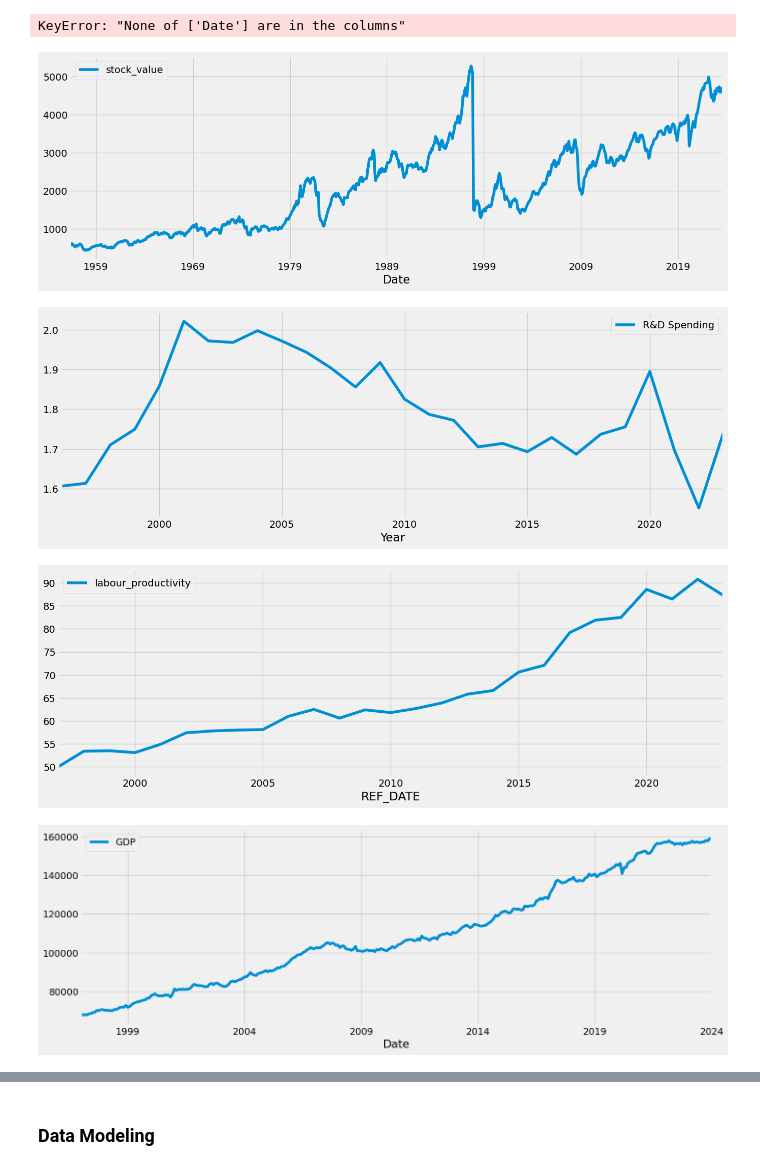
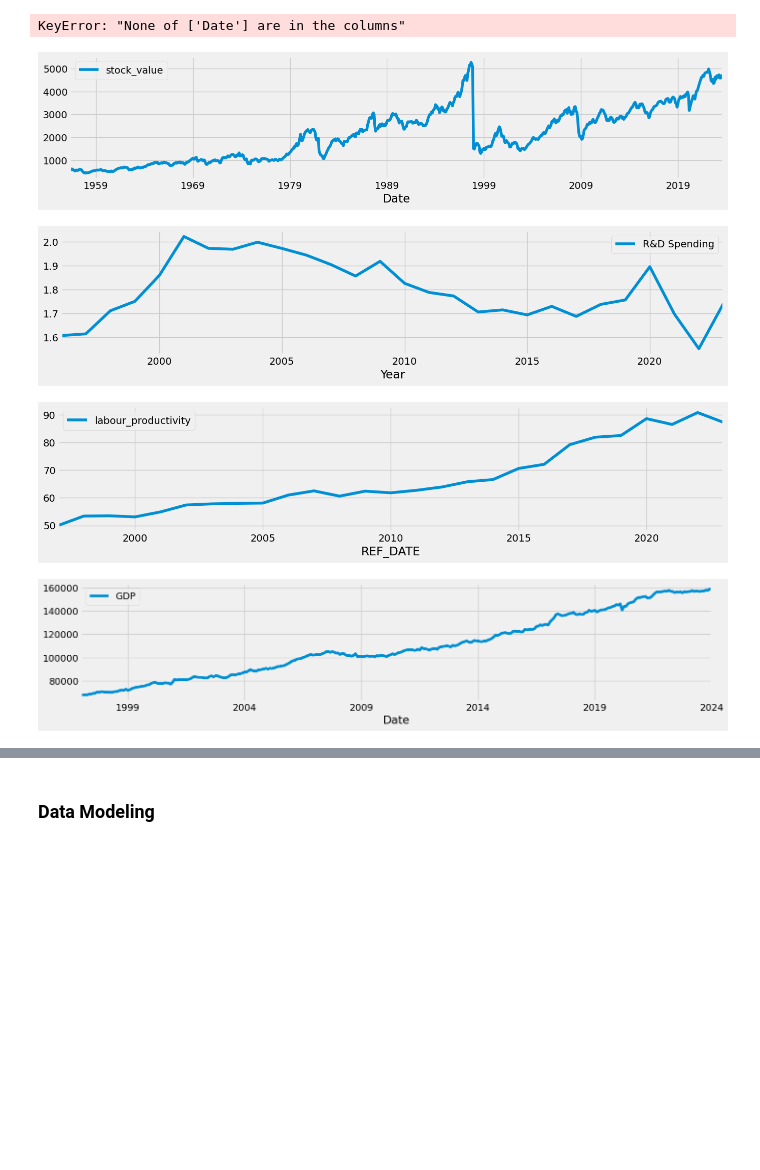
Before and after one commit to whoisusmanali/Digital-Transformation-in-Banking-Industry, a Jupyter notebook: Analysis and Models/Time Series Analysis.ipynb, the cells around one changed output, grey strips where cells are left out. Drawn from its saved outputs; the diff is of its cells as text; code cells hidden in the pictures; blank space fills up the shorter version.

```diff
--- a/Analysis and Models/Time Series Analysis.ipynb
+++ b/Analysis and Models/Time Series Analysis.ipynb
@@ -173,14 +173,14 @@ cpi1.set_index('Date',inplace=True)
 # %% [output]
 KeyError: "None of ['Date'] are in the columns"
 # %%
-stocks_data1.plot(figsize = (15,5))
-RD_spending_data1.plot(figsize = (15,5))
-productivity_data1.plot(figsize = (15,5))
-gdp1.plot(figsize = (15,5))
-cpi1.plot(figsize = (15,5))
+stocks_data1.plot(figsize = (15,3))
+RD_spending_data1.plot(figsize = (15,3))
+productivity_data1.plot(figsize = (15,3))
+gdp1.plot(figsize = (15,3))
+cpi1.plot(figsize = (15,3))
 plt.show()
 # %% [output]
-[figure, old version]
+[figure, new version]
-[figure, old version]
+[figure, new version]
-[figure, old version]
+[figure, new version]
-[figure, old version]
+[figure, new version]
```
Also changed, not shown: parts of 1 cell of this notebook, 5 other files.
